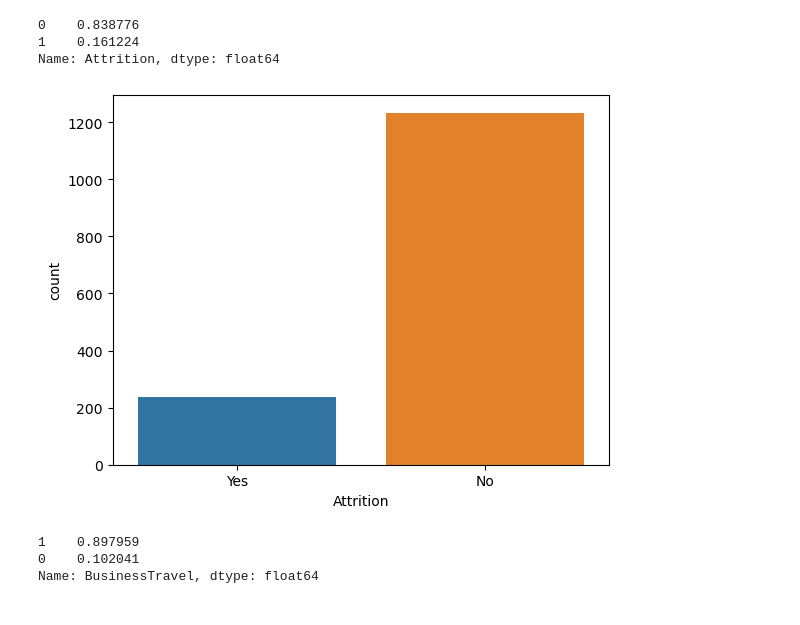
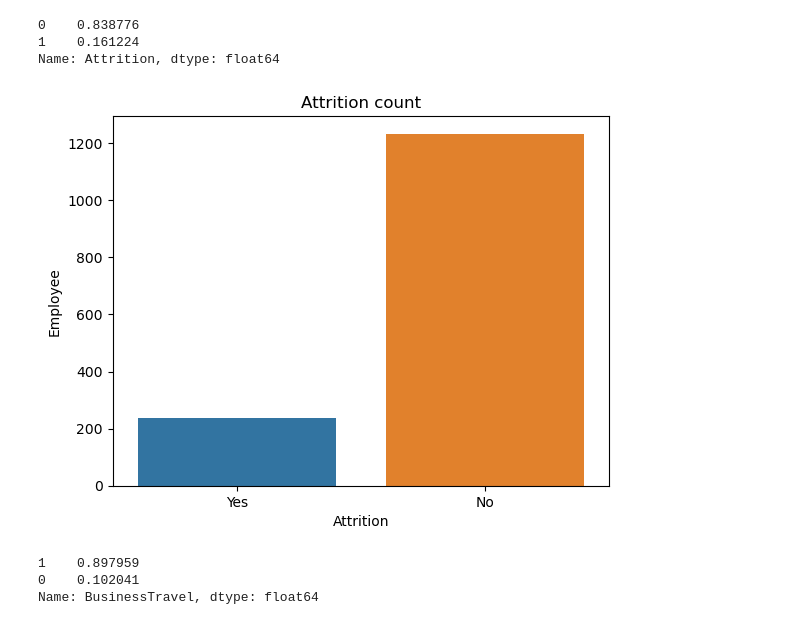
Before and after one commit to atigonh/resignation, a Jupyter notebook: code/2_EDA.ipynb, the cells around one changed output. Cells and saved outputs as stored; diff of their text form; code cells hidden in the pictures.

```diff
--- a/code/2_EDA.ipynb
+++ b/code/2_EDA.ipynb
@@ -47,8 +51,11 @@ df['Attrition'].value_counts(normalize=True)
 Name: Attrition, dtype: float64
 # %%
 sns.countplot(df['Attrition'].map({1:'Yes', 0:'No'}));
+plt.title('Attrition count');
+plt.ylabel('Employee')
+plt.savefig('../image/eda_attrition')
 # %% [output]
-[figure, old version]
+[figure, new version]
 # %%
 df.BusinessTravel.value_counts(normalize=True)
 # %% [output]
```
Also changed, not shown: parts of 16 cells of this notebook, 22 other files.
